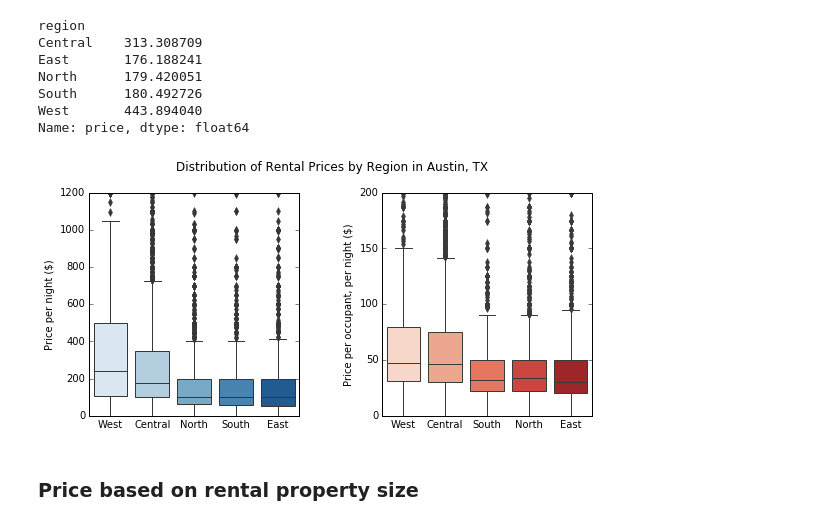
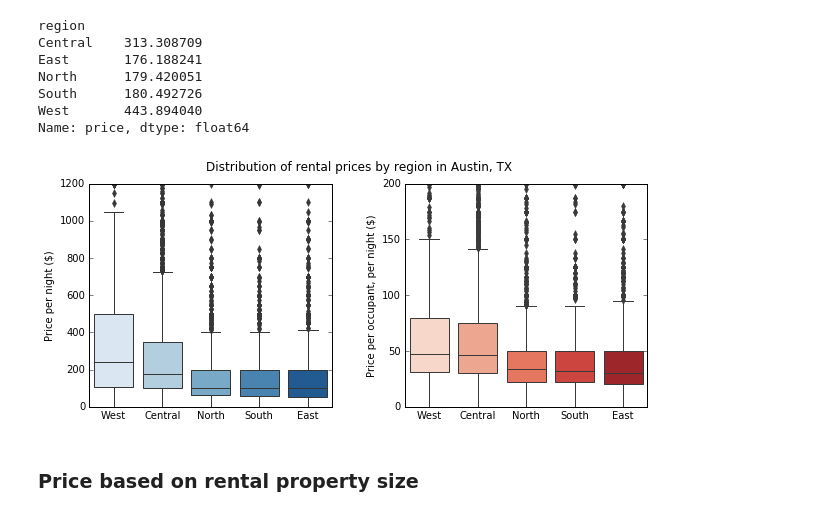
Before and after one commit to daniel-codes/airbnb-austin-tx, a Jupyter notebook: airbnb_austin_tx.ipynb, the cells around one changed output. Saved outputs shown, nothing was run; the diff lists cells and outputs as text; code cells hidden in the pictures.

Commit message:
Updates notebook and images

```diff
--- a/airbnb_austin_tx.ipynb
+++ b/airbnb_austin_tx.ipynb
@@ -373,29 +375,31 @@ South      180.492726
 West       443.894040
 Name: price, dtype: float64
 # %%
-fig, ax = plt.subplots(figsize=(9, 4), ncols=2)
+fig, ax = plt.subplots(figsize=(10, 4), ncols=2)
+
+order_list = ["West", "Central", "North", "South", "East"]
 
 sns.boxplot(x="region", y="price",
-            order=["West", "Central", "North", "South", "East"],
+            order=order_list,
             ax=ax[0], data=df, palette="Blues")
 ax[0].xaxis.label.set_visible(False)
 ax[0].set_ylabel("Price per night ($)")
 ax[0].set_ylim(0, 1200)
 ax[0].tick_params(axis='x', which='both', bottom=False, top=False)
 
 sns.boxplot(x="region", y="price_per_person",
-            order=["West", "Central", "South", "North", "East"],
+            order=order_list,
             ax=ax[1], data=df, palette="Reds")
 ax[1].xaxis.label.set_visible(False)
 ax[1].set_ylabel("Price per occupant, per night ($)")
 ax[1].set_ylim(0, 200)
 ax[1].tick_params(axis='x', which='both', bottom=False, top=False)
 
-fig.suptitle("Distribution of Rental Prices by Region in Austin, TX", fontsize=12, y=1.01)
-fig.subplots_adjust(wspace=0.4)
+fig.suptitle("Distribution of rental prices by region in Austin, TX", fontsize=12)
+fig.subplots_adjust(wspace=0.3)
 fig.savefig('images/boxplot_price_region.png')
 # %% [output]
-[figure, old version]
+[figure, new version]
 # %% [markdown]
 ### Price based on rental property size
 # %% [markdown]
```
Also changed, not shown: parts of 20 cells of this notebook, 10 other files.
